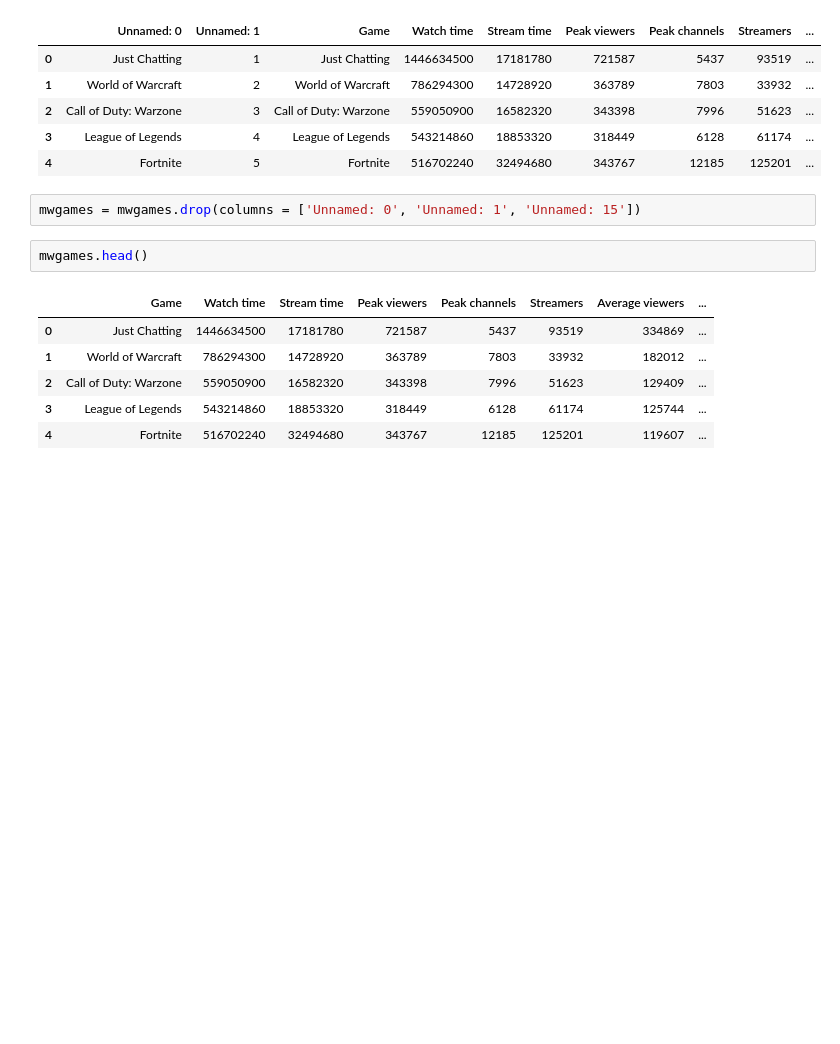
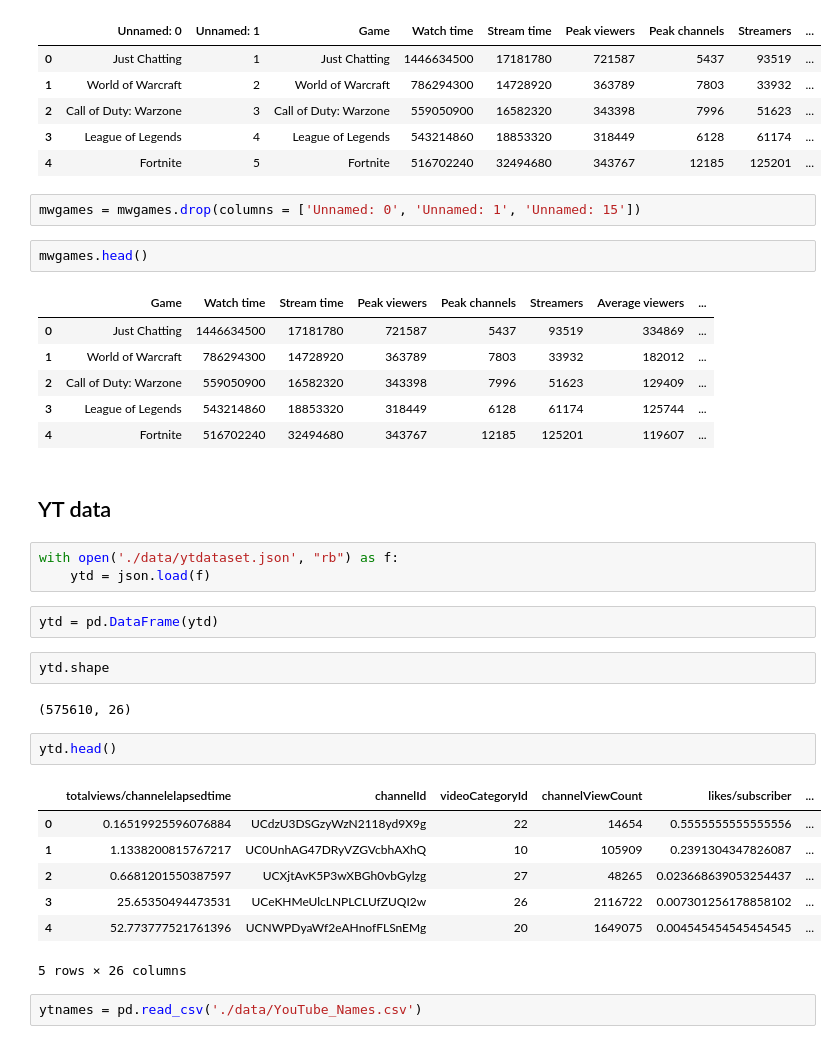
Before and after one commit to OwenWalker/Capstone, a Jupyter notebook: Owen_Walker_Capstone.ipynb, the cells around one changed output. Cells and saved outputs as stored; diff of their text form; blank space fills up the shorter version.

Commit message:
Loaded YouTube data JSON and merged YouTube names dataset.

```diff
--- a/Owen_Walker_Capstone.ipynb
+++ b/Owen_Walker_Capstone.ipynb
@@ -70,3 +70,26 @@ mwgames.head()
 | 2 | Call of Duty: Warzone | 559050900 | 16582320 | 343398 | 7996 | 51623 | 129409 | ... |
 | 3 | League of Legends | 543214860 | 18853320 | 318449 | 6128 | 61174 | 125744 | ... |
 | 4 | Fortnite | 516702240 | 32494680 | 343767 | 12185 | 125201 | 119607 | ... |
+# %% [markdown]
+## YT data
+# %%
+with open('./data/ytdataset.json', "rb") as f:
+    ytd = json.load(f)
+# %%
+ytd = pd.DataFrame(ytd)
+# %%
+ytd.shape
+# %% [output]
+(575610, 26)
+# %%
+ytd.head()
+# %% [output]
+|  | totalviews/channelelapsedtime | channelId | videoCategoryId | channelViewCount | likes/subscriber | ... |
+| 0 | 0.16519925596076884 | UCdzU3DSGzyWzN2118yd9X9g | 22 | 14654 | 0.5555555555555556 | ... |
+| 1 | 1.1338200815767217 | UC0UnhAG47DRyVZGVcbhAXhQ | 10 | 105909 | 0.2391304347826087 | ... |
+| 2 | 0.6681201550387597 | UCXjtAvK5P3wXBGh0vbGylzg | 27 | 48265 | 0.023668639053254437 | ... |
+| 3 | 25.65350494473531 | UCeKHMeUlcLNPLCLUfZUQI2w | 26 | 2116722 | 0.007301256178858102 | ... |
+| 4 | 52.773777521761396 | UCNWPDyaWf2eAHnofFLSnEMg | 20 | 1649075 | 0.004545454545454545 | ... |
+5 rows × 26 columns
+# %%
+ytnames = pd.read_csv('./data/YouTube_Names.csv')
```
Also changed, not shown: parts of 5 cells of this notebook.
